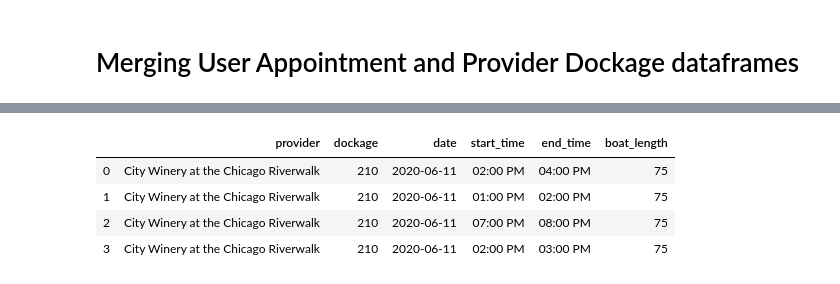
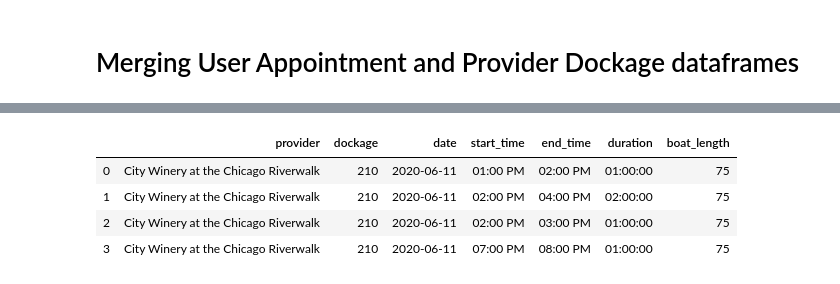
Before and after one commit to abejones26/downtown_docks, a Jupyter notebook: Dockage.ipynb, the cells around one changed output, grey strips where cells are left out. Cells and saved outputs as stored; diff of their text form; code cells hidden in the pictures.

Commit message:
Add duration column

```diff
--- a/Dockage.ipynb
+++ b/Dockage.ipynb
@@ -30,0 +66,3 @@ ap
+# %%
+duration = pd.to_datetime((ap.slot_end - ap.slot), unit='s').dt.time
+duration
@@ -30,0 +77,3 @@ ap
+# %%
+ap["duration"] = duration
+ap
@@ -138,13 +204,13 @@ dock_data
 # %%
 # dock_data.to_csv("assets/data/dockage.csv", index=False)
 # %%
-dock_data = dock_data[["provider", "dockage", "date", "slot", "slot_end", "meta_value"]]
+dock_data = dock_data[["provider", "dockage", "date", "slot", "slot_end", "duration", "meta_value"]]
 dock_data = dock_data.rename(columns={"slot":"start_time", "slot_end": "end_time","meta_value": "boat_length"})
 cw = dock_data.loc[dock_data["provider"] == "City Winery at the Chicago Riverwalk"]
 cw
 # %% [output]
-|  | provider | dockage | date | start_time | end_time | boat_length |
-| 0 | City Winery at the Chicago Riverwalk | 210 | 2020-06-11 | 02:00 PM | 04:00 PM | 75 |
-| 1 | City Winery at the Chicago Riverwalk | 210 | 2020-06-11 | 01:00 PM | 02:00 PM | 75 |
-| 2 | City Winery at the Chicago Riverwalk | 210 | 2020-06-11 | 07:00 PM | 08:00 PM | 75 |
-| 3 | City Winery at the Chicago Riverwalk | 210 | 2020-06-11 | 02:00 PM | 03:00 PM | 75 |
+|  | provider | dockage | date | start_time | end_time | duration | boat_length |
+| 0 | City Winery at the Chicago Riverwalk | 210 | 2020-06-11 | 01:00 PM | 02:00 PM | 01:00:00 | 75 |
+| 1 | City Winery at the Chicago Riverwalk | 210 | 2020-06-11 | 02:00 PM | 04:00 PM | 02:00:00 | 75 |
+| 2 | City Winery at the Chicago Riverwalk | 210 | 2020-06-11 | 02:00 PM | 03:00 PM | 01:00:00 | 75 |
+| 3 | City Winery at the Chicago Riverwalk | 210 | 2020-06-11 | 07:00 PM | 08:00 PM | 01:00:00 | 75 |
```
Also changed, not shown: parts of 19 cells of this notebook.
